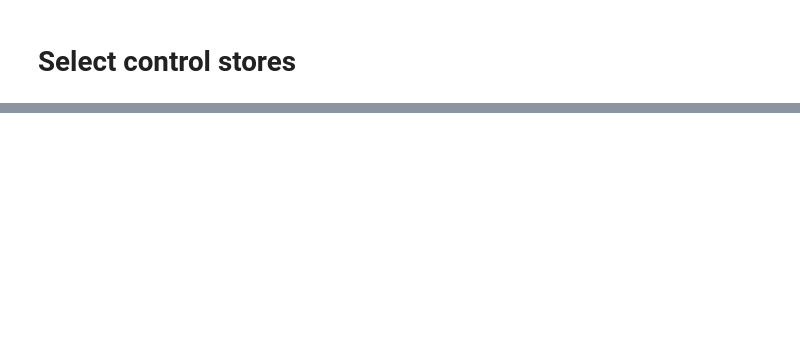
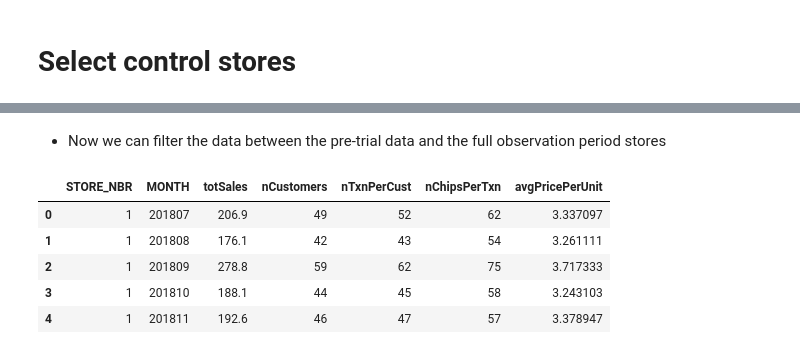
Before and after one commit to jontyj23/Quantium-Virtual-Internship, a Jupyter notebook: task2.ipynb, the cells around one changed output, grey strips where cells are left out. Cells and saved outputs as stored; diff of their text form; code cells hidden in the pictures; blank space fills up the shorter version.

```diff
--- a/task2.ipynb
+++ b/task2.ipynb
@@ -75,0 +85,19 @@ measureOverTime
+# %% [markdown]
+- Now we can filter the data between the pre-trial data and the full observation period stores
+# %%
+# Full observation data
+
+# Find stores that were observed for the full period
+observe_counts = measureOverTime['STORE_NBR'].value_counts()
+observe_index = observe_counts[observe_counts == 12].index
+
+# Filter into new dataframe with only the stores found
+storesWithFullObs = measureOverTime[measureOverTime['STORE_NBR'].isin(observe_index)]
+storesWithFullObs.head()
+# %% [output]
+|  | STORE_NBR | MONTH | totSales | nCustomers | nTxnPerCust | nChipsPerTxn | avgPricePerUnit |
+| 0 | 1 | 201807 | 206.9 | 49 | 52 | 62 | 3.337097 |
+| 1 | 1 | 201808 | 176.1 | 42 | 43 | 54 | 3.261111 |
+| 2 | 1 | 201809 | 278.8 | 59 | 62 | 75 | 3.717333 |
+| 3 | 1 | 201810 | 188.1 | 44 | 45 | 58 | 3.243103 |
+| 4 | 1 | 201811 | 192.6 | 46 | 47 | 57 | 3.378947 |
```
Also changed, not shown: parts of 12 cells of this notebook.
